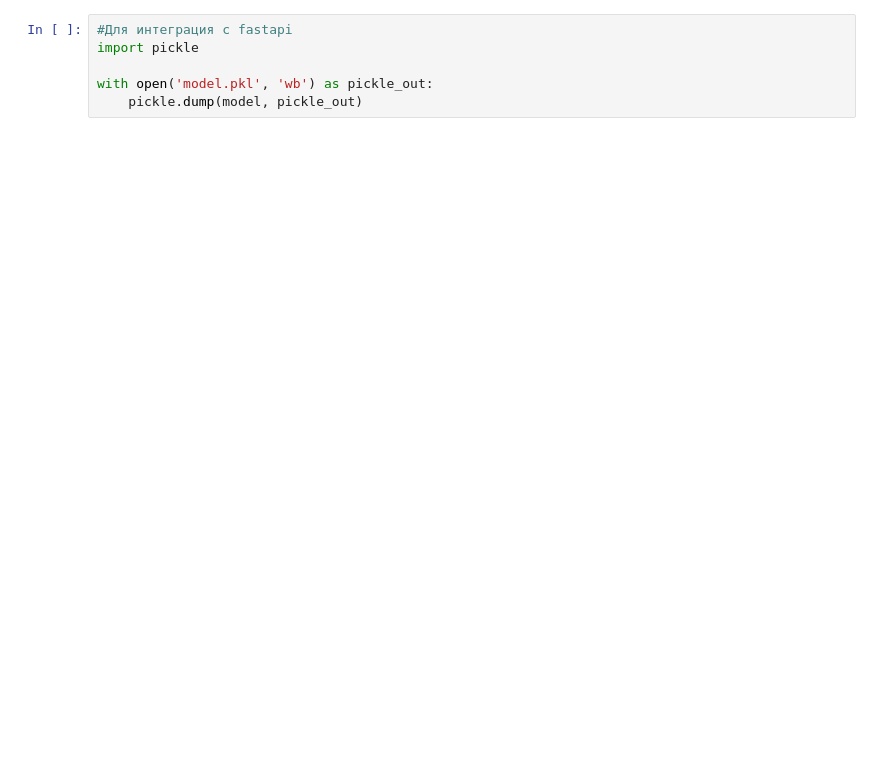
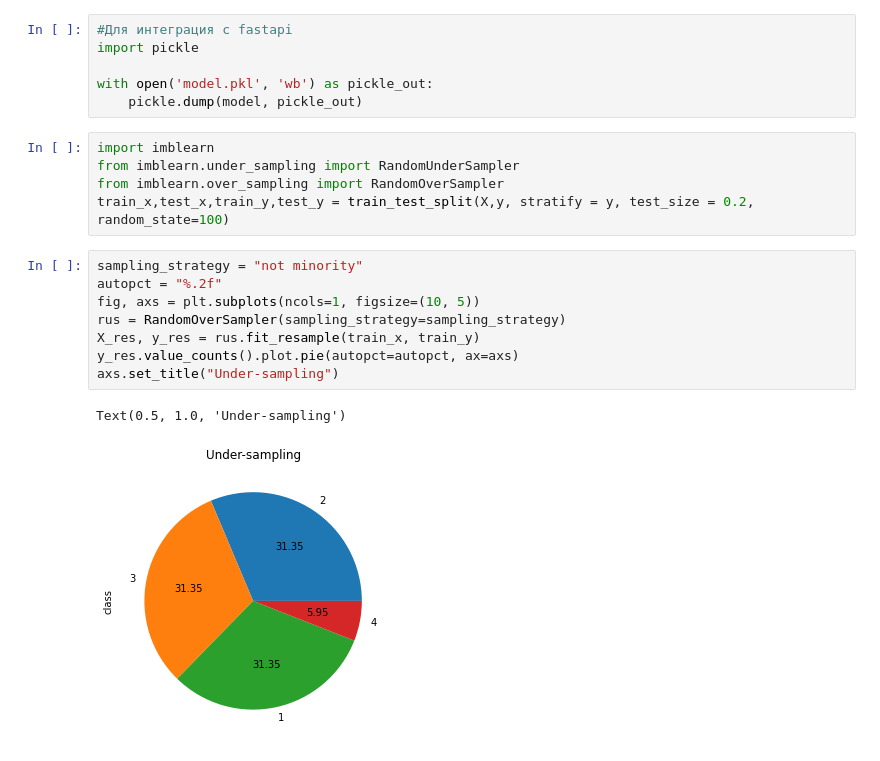
Before and after one commit to beckmiller/bodyPerformance, a Jupyter notebook: BodyPerfomance.ipynb, the cells around one changed output. Cells and saved outputs as stored; diff of their text form; blank space fills up the shorter version.

```diff
--- a/BodyPerfomance.ipynb
+++ b/BodyPerfomance.ipynb
@@ -476,3 +471,19 @@ import pickle
 
 with open('model.pkl', 'wb') as pickle_out:
     pickle.dump(model, pickle_out)
+# %%
+import imblearn
+from imblearn.under_sampling import RandomUnderSampler
+from imblearn.over_sampling import RandomOverSampler
+train_x,test_x,train_y,test_y = train_test_split(X,y, stratify = y, test_size = 0.2, random_state=100)
+# %%
+sampling_strategy = "not minority"
+autopct = "%.2f"
+fig, axs = plt.subplots(ncols=1, figsize=(10, 5))
+rus = RandomOverSampler(sampling_strategy=sampling_strategy)
+X_res, y_res = rus.fit_resample(train_x, train_y)
+y_res.value_counts().plot.pie(autopct=autopct, ax=axs)
+axs.set_title("Under-sampling")
+# %% [output]
+Text(0.5, 1.0, 'Under-sampling')
+[figure, added]
```
Also changed, not shown: parts of 28 cells of this notebook.
